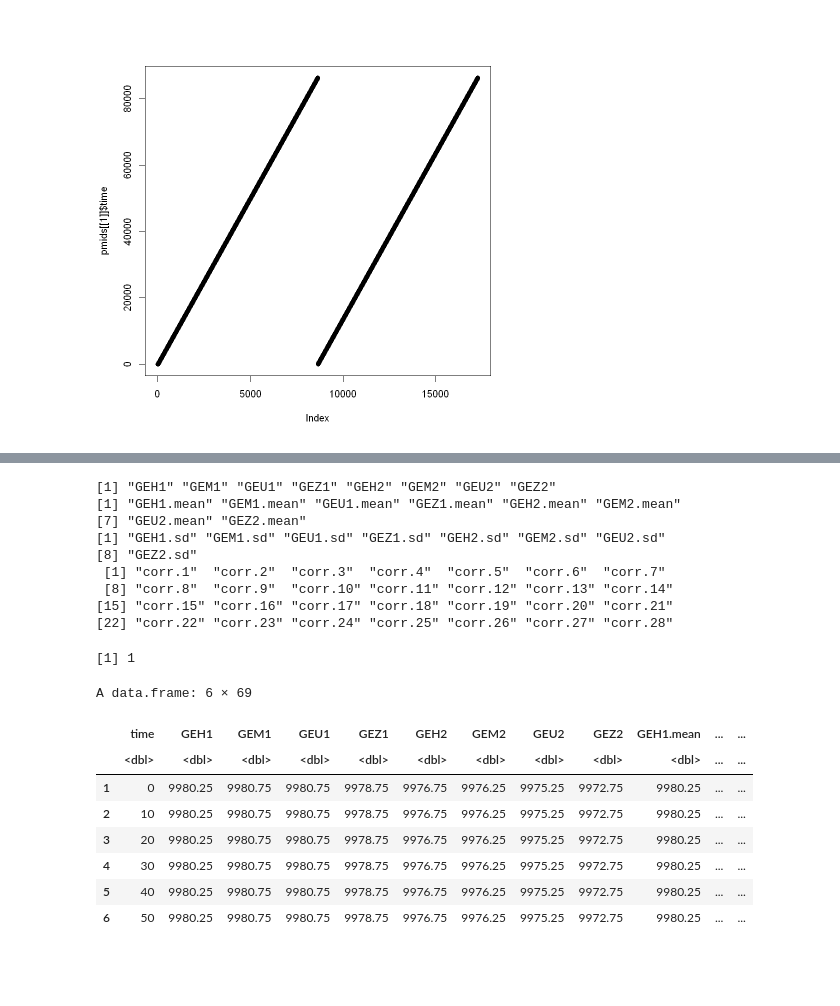
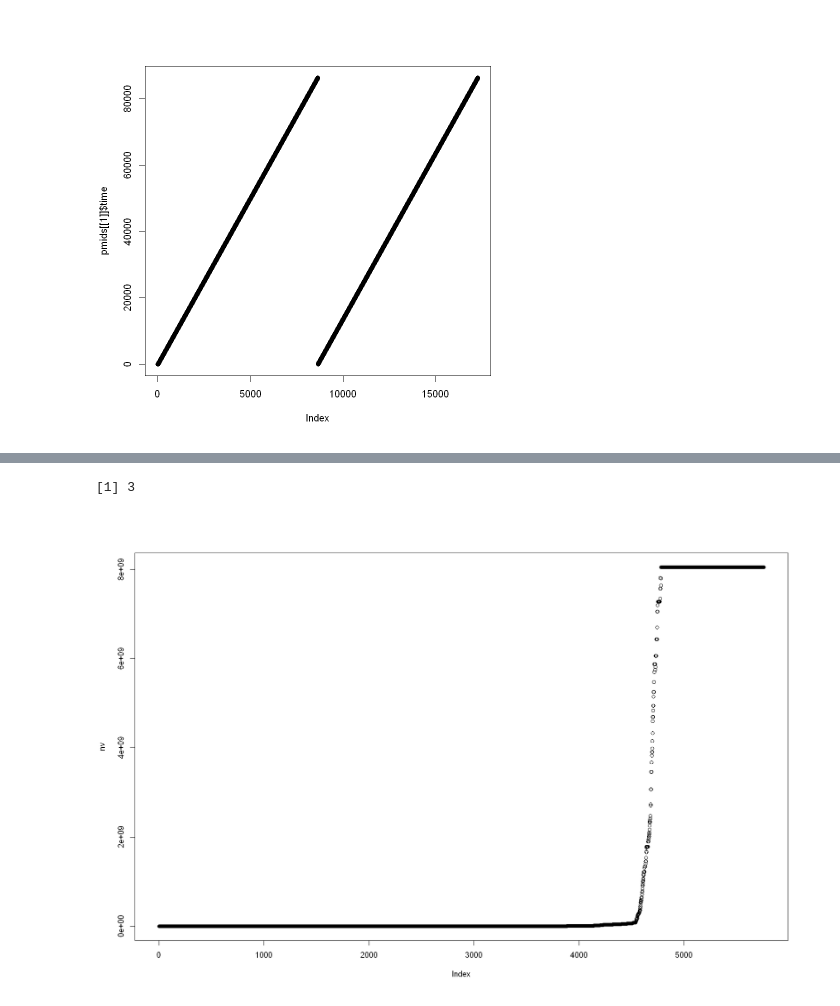
Before and after one commit to xcli17/ORF545-Final, a Jupyter notebook: Homework Final.ipynb, the cells around one changed output, grey strips where cells are left out. Cells and saved outputs as stored; diff of their text form; code cells hidden in the pictures; blank space fills up the shorter version.

```diff
--- a/Homework Final.ipynb
+++ b/Homework Final.ipynb
@@ -104,25 +125,3 @@ lines(tmp$GEZ2.sd,col="orange")
 # %%
 nvec = 1
 pmids = pmids.preds(pmids,nvec=nvec)
-# %%
-tmp = pmids[[1]]
-print(colnames(tmp[,2:9]))
-print(colnames(tmp[,10:17]))
-print(colnames(tmp[,18:25]))
-print(colnames(tmp[,26:53]))
-# %% [output]
-[1] "GEH1" "GEM1" "GEU1" "GEZ1" "GEH2" "GEM2" "GEU2" "GEZ2"
-[1] "GEH1.mean" "GEM1.mean" "GEU1.mean" "GEZ1.mean" "GEH2.mean" "GEM2.mean"
-[7] "GEU2.mean" "GEZ2.mean"
-[1] "GEH1.sd" "GEM1.sd" "GEU1.sd" "GEZ1.sd" "GEH2.sd" "GEM2.sd" "GEU2.sd"
-[8] "GEZ2.sd"
- [1] "corr.1"  "corr.2"  "corr.3"  "corr.4"  "corr.5"  "corr.6"  "corr.7"
- [8] "corr.8"  "corr.9"  "corr.10" "corr.11" "corr.12" "corr.13" "corr.14"
-[15] "corr.15" "corr.16" "corr.17" "corr.18" "corr.19" "corr.20" "corr.21"
-[22] "corr.22" "corr.23" "corr.24" "corr.25" "corr.26" "corr.27" "corr.28"
-# %%
-balance.T = 60
-balance.step = as.integer(balance.T/dsec)
-balance.step
-# %% [output]
-[1] 1
@@ -135,12 +128,14 @@ filter.size = 0.01 * 0.005 # 0.01 * displayed tick size
-# %%
-head(pmids[[1]])
-# %% [output]
-A data.frame: 6 × 69
-|  | time | GEH1 | GEM1 | GEU1 | GEZ1 | GEH2 | GEM2 | GEU2 | GEZ2 | GEH1.mean | ... | ... |
-|  | <dbl> | <dbl> | <dbl> | <dbl> | <dbl> | <dbl> | <dbl> | <dbl> | <dbl> | <dbl> | ... | ... |
-| 1 | 0 | 9980.25 | 9980.75 | 9980.75 | 9978.75 | 9976.75 | 9976.25 | 9975.25 | 9972.75 | 9980.25 | ... | ... |
-| 2 | 10 | 9980.25 | 9980.75 | 9980.75 | 9978.75 | 9976.75 | 9976.25 | 9975.25 | 9972.75 | 9980.25 | ... | ... |
-| 3 | 20 | 9980.25 | 9980.75 | 9980.75 | 9978.75 | 9976.75 | 9976.25 | 9975.25 | 9972.75 | 9980.25 | ... | ... |
-| 4 | 30 | 9980.25 | 9980.75 | 9980.75 | 9978.75 | 9976.75 | 9976.25 | 9975.25 | 9972.75 | 9980.25 | ... | ... |
-| 5 | 40 | 9980.25 | 9980.75 | 9980.75 | 9978.75 | 9976.75 | 9976.25 | 9975.25 | 9972.75 | 9980.25 | ... | ... |
-| 6 | 50 | 9980.25 | 9980.75 | 9980.75 | 9978.75 | 9976.75 | 9976.25 | 9975.25 | 9972.75 | 9980.25 | ... | ... |
+# %%
+pmid = data.frame(pmids[[1]])
+balance.T = 180
+balance.step = as.integer(balance.T/dsec)
+balance.step
+# %% [output]
+[1] 3
+# %%
+ret.path = get.simple.return(pmid,balance.step)
+# %%
+nv = cumprod(1+ret.path)
+plot(nv)
+# %% [output]
+[figure, added]
```
Also changed, not shown: parts of 12 cells of this notebook, 4 other files.
